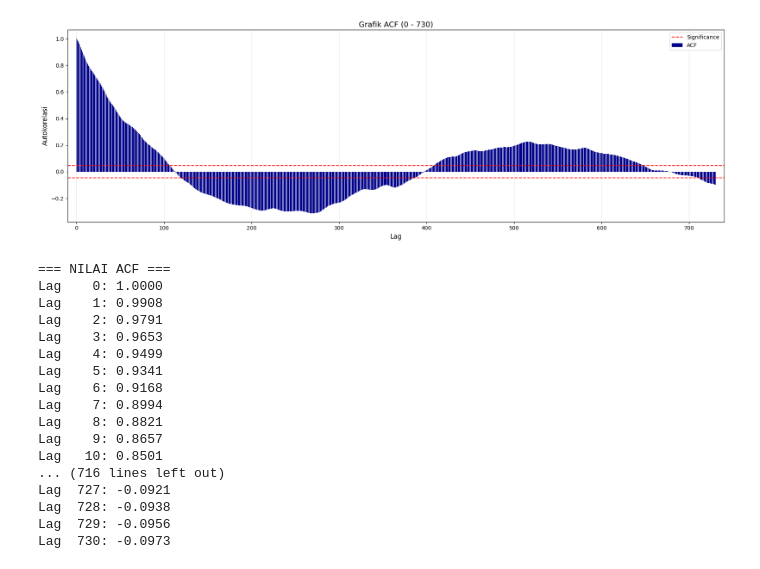
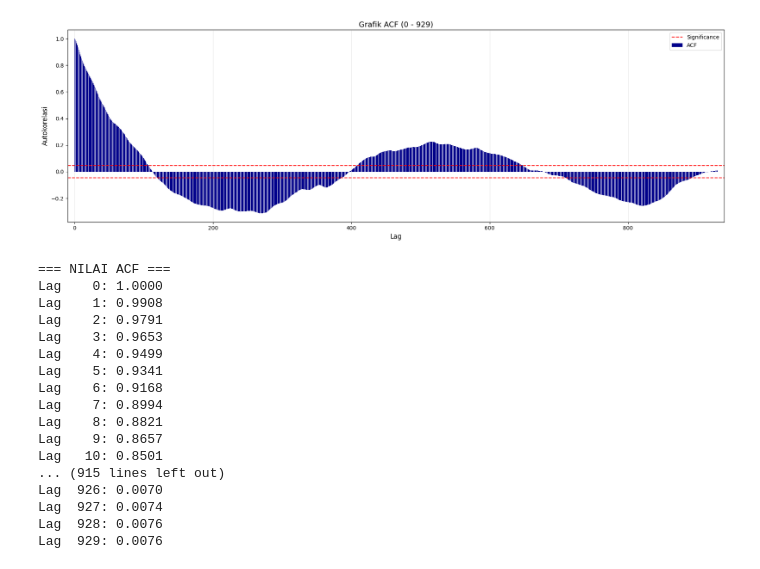
Before and after one commit to Aryanesta/Skripsi---Metode-SARIMA-GARCH-untuk-Meramalkan-Harga-Cabai-Merah-Besar-di-Kabupaten-Jember, a Jupyter notebook: Identifikasi_Correlogram_ACF_&_PACF.ipynb, the cells around one changed output. Drawn from its saved outputs; the diff is of its cells as text; code cells hidden in the pictures.

```diff
--- a/Identifikasi_Correlogram_ACF_&_PACF.ipynb
+++ b/Identifikasi_Correlogram_ACF_&_PACF.ipynb
@@ -9,7 +9,7 @@ from statsmodels.tsa.stattools import acf, pacf
 
 df = pd.read_csv('/content/harga_cabe_pasar_1857.csv', index_col='tanggal', parse_dates=True)
 
-max_lag = 730
+max_lag = 929
 data_series = df["harga"].dropna()
 
 nilai_acf = acf(data_series, nlags=max_lag)
@@ -37,35 +37,35 @@ fig.add_hline(
 )
 
 fig.update_layout(
-    title=f"Korelogram ACF (Hingga Lag {max_lag}) - Gunakan Fitur Zoom untuk Detail",
+    title=f"Korelogram ACF (Hingga Lag {max_lag})",
     xaxis_title="Lag",
     yaxis_title="Koefisien Autokorelasi",
     barmode="overlay",
 )
 
 fig.show()
 
 plt.figure(figsize=(18, 6))
 plt.bar(lags, nilai_acf, color="darkblue", width=0.8, label="ACF")
 plt.axhline(y=conf_interval, color="red", linestyle="--", label="Significance")
 plt.axhline(y=-conf_interval, color="red", linestyle="--")
 
 plt.title(f"Grafik ACF (0 - {max_lag})", fontsize=14)
 plt.xlabel("Lag", fontsize=12)
 plt.ylabel("Autokorelasi", fontsize=12)
 plt.xlim(-10, max_lag + 10)
 plt.grid(axis="x", alpha=0.3)
 plt.legend()
 plt.tight_layout()
 plt.show()
 
 print("\n=== NILAI ACF ===")
 for lg in range(0, max_lag + 1, 1):
     if lg <= max_lag:
         print(f"Lag {lg:4d}: {nilai_acf[lg]:.4f}")
 # %% [output]
 [interactive output not drawn]
-[figure, old version]
+[figure, new version]
 === NILAI ACF ===
 Lag    0: 1.0000
 Lag    1: 0.9908
@@ -78,11 +78,11 @@ Lag    7: 0.8994
 Lag    8: 0.8821
 Lag    9: 0.8657
 Lag   10: 0.8501
-... (716 lines left out)
-Lag  727: -0.0921
-Lag  728: -0.0938
-Lag  729: -0.0956
-Lag  730: -0.0973
+... (915 lines left out)
+Lag  926: 0.0070
+Lag  927: 0.0074
+Lag  928: 0.0076
+Lag  929: 0.0076
 # %%
 # Visualisasi PACF
 fig_pacf = go.Figure()
```
Also changed, not shown: parts of 1 cell of this notebook.
